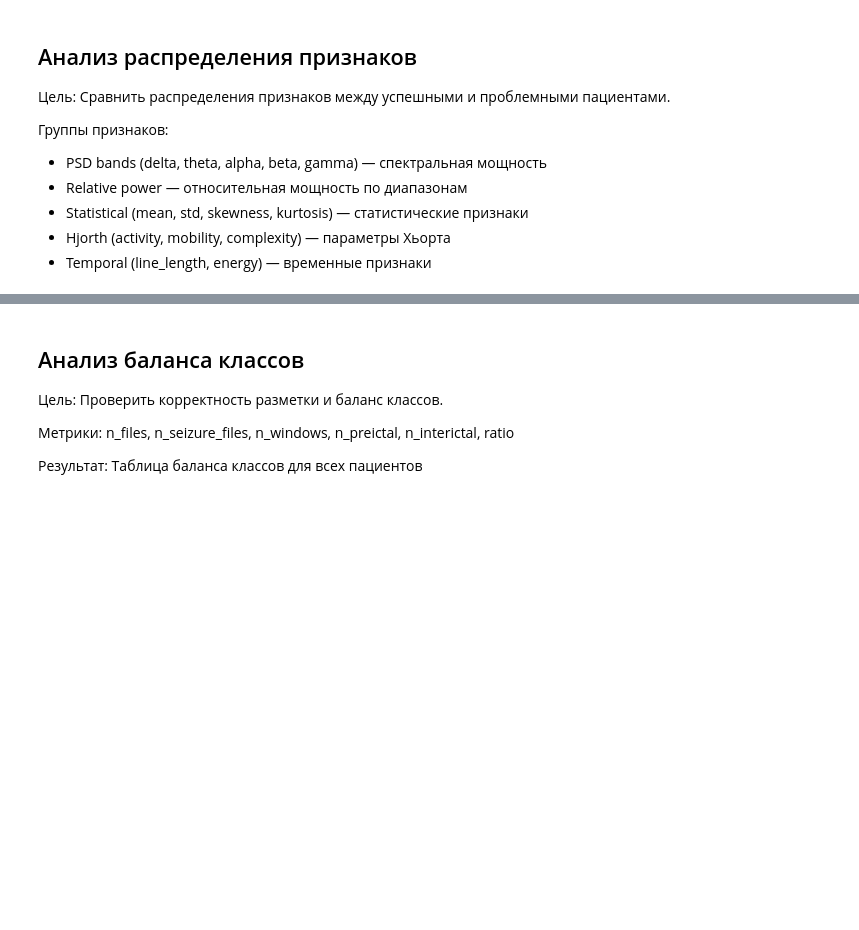
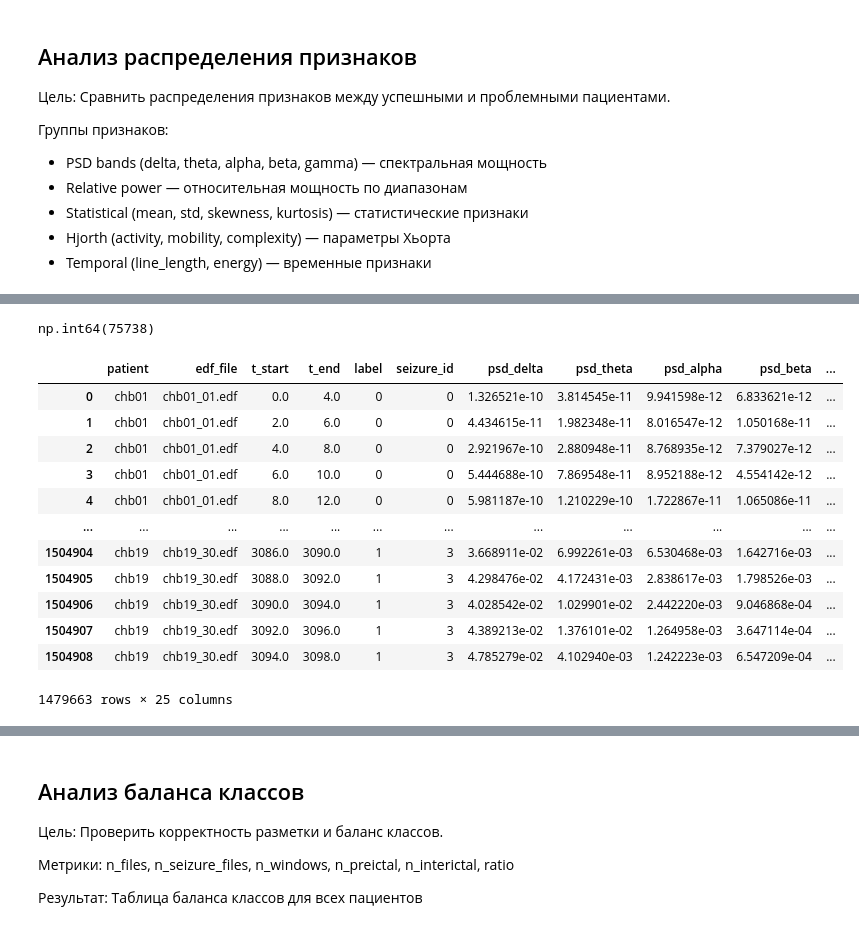
Before and after one commit to 0xJakuzya/epilepsy, a Jupyter notebook: analysis/analysis.ipynb, the cells around one changed output, grey strips where cells are left out. Drawn from its saved outputs; the diff is of its cells as text; code cells hidden in the pictures; blank space fills up the shorter version.

```diff
--- a/analysis/analysis.ipynb
+++ b/analysis/analysis.ipynb
@@ -285,11 +265,3 @@ plt.show()
 *	Statistical (mean, std, skewness, kurtosis) — статистические признаки
 *	Hjorth (activity, mobility, complexity) — параметры Хьорта
 *	Temporal (line_length, energy) — временные признаки
-# %%
-features = pd.read_csv(r'C:\Users\_\Desktop\IT\epilepsy\outputs\chb07\chb07_features.csv')
-
-meta_cols = ['patient', 'edf_file', 't_start', 't_end', 'label', 'seizure_id']
-feature_cols = [c for c in features.columns if c not in meta_cols]
-n_features = len(feature_cols)
-
-features
@@ -456,0 +345,4 @@ inter[inter['patient'] == 'chb07']
+# %%
+full_dataset.isna().sum().sum()
+# %% [output]
+np.int64(75738)
@@ -456,0 +354,19 @@ inter[inter['patient'] == 'chb07']
+# %%
+
+data = pd.concat([normal_features, problem_features], ignore_index=True)
+data = data.dropna(subset=['hjorth_activity', 'hjorth_mobility', 'hjorth_complexity'])
+data
+# %% [output]
+|  | patient | edf_file | t_start | t_end | label | seizure_id | psd_delta | psd_theta | psd_alpha | psd_beta | ... |
+| 0 | chb01 | chb01_01.edf | 0.0 | 4.0 | 0 | 0 | 1.326521e-10 | 3.814545e-11 | 9.941598e-12 | 6.833621e-12 | ... |
+| 1 | chb01 | chb01_01.edf | 2.0 | 6.0 | 0 | 0 | 4.434615e-11 | 1.982348e-11 | 8.016547e-12 | 1.050168e-11 | ... |
+| 2 | chb01 | chb01_01.edf | 4.0 | 8.0 | 0 | 0 | 2.921967e-10 | 2.880948e-11 | 8.768935e-12 | 7.379027e-12 | ... |
+| 3 | chb01 | chb01_01.edf | 6.0 | 10.0 | 0 | 0 | 5.444688e-10 | 7.869548e-11 | 8.952188e-12 | 4.554142e-12 | ... |
+| 4 | chb01 | chb01_01.edf | 8.0 | 12.0 | 0 | 0 | 5.981187e-10 | 1.210229e-10 | 1.722867e-11 | 1.065086e-11 | ... |
+| ... | ... | ... | ... | ... | ... | ... | ... | ... | ... | ... | ... |
+| 1504904 | chb19 | chb19_30.edf | 3086.0 | 3090.0 | 1 | 3 | 3.668911e-02 | 6.992261e-03 | 6.530468e-03 | 1.642716e-03 | ... |
+| 1504905 | chb19 | chb19_30.edf | 3088.0 | 3092.0 | 1 | 3 | 4.298476e-02 | 4.172431e-03 | 2.838617e-03 | 1.798526e-03 | ... |
+| 1504906 | chb19 | chb19_30.edf | 3090.0 | 3094.0 | 1 | 3 | 4.028542e-02 | 1.029901e-02 | 2.442220e-03 | 9.046868e-04 | ... |
+| 1504907 | chb19 | chb19_30.edf | 3092.0 | 3096.0 | 1 | 3 | 4.389213e-02 | 1.376101e-02 | 1.264958e-03 | 3.647114e-04 | ... |
+| 1504908 | chb19 | chb19_30.edf | 3094.0 | 3098.0 | 1 | 3 | 4.785279e-02 | 4.102940e-03 | 1.242223e-03 | 6.547209e-04 | ... |
+1479663 rows × 25 columns
```
Also changed, not shown: parts of 21 cells of this notebook.
